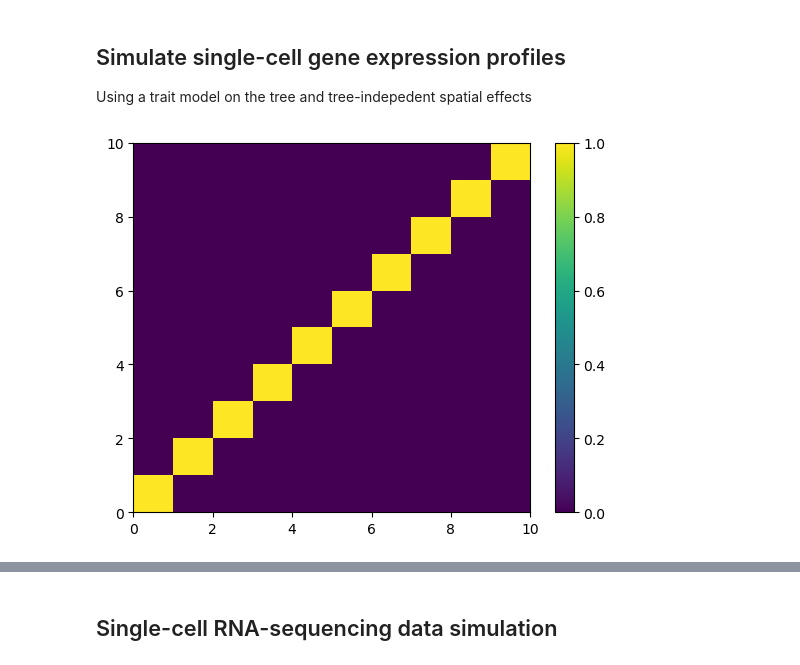
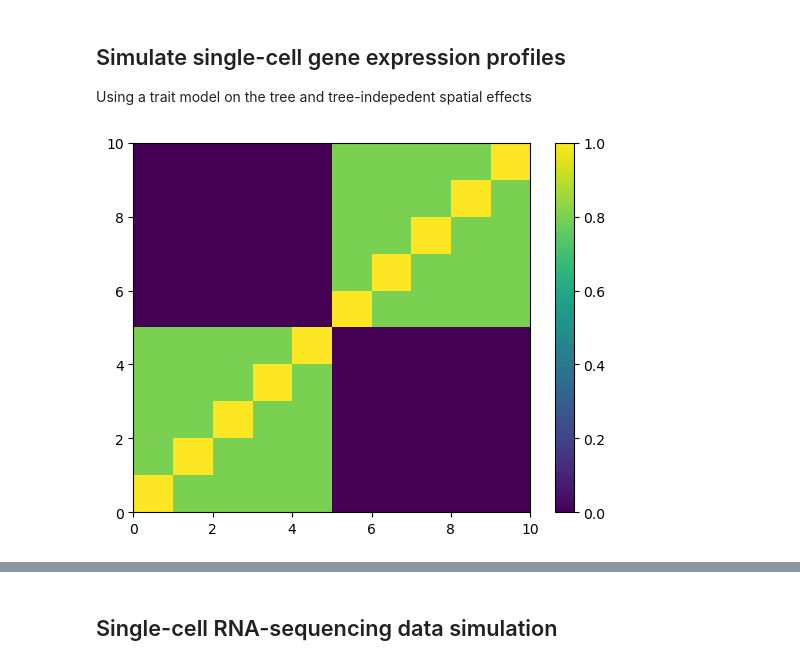
Before and after one commit to pedrofale/phylospatial_mapping, a Jupyter notebook: notebooks/toy_example.ipynb, the cells around one changed output, grey strips where cells are left out. Drawn from its saved outputs; the diff is of its cells as text; code cells hidden in the pictures.

```diff
--- a/notebooks/toy_example.ipynb
+++ b/notebooks/toy_example.ipynb
@@ -125,11 +156,19 @@ Using a trait model on the tree and tree-indepedent spatial effects
 # %%
 # Brownian Motion model on the tree
 n_genes = 10
+
+# Create two blocks of highly correlated genes (block diagonal covariance)
+block_size = n_genes // 2
+block1 = np.ones((block_size, block_size)) * 0.8 + np.eye(block_size) * 0.2
+block2 = np.ones((n_genes - block_size, n_genes - block_size)) * 0.8 + np.eye(n_genes - block_size) * 0.2
 trait_covariances = np.zeros((n_genes, n_genes))
-trait_covariances[np.arange(n_genes), np.arange(n_genes)] = 1.
+trait_covariances[:block_size, :block_size] = block1
+trait_covariances[block_size:, block_size:] = block2
+trait_covariances = trait_covariances / 1.
+
 trait_covariances = pd.DataFrame(trait_covariances, index=["G" + str(i) for i in range(n_genes)], columns=["G" + str(i) for i in range(n_genes)])
 plt.pcolormesh(trait_covariances)
 plt.colorbar()
 plt.show()
 # %% [output]
-[figure, old version]
+[figure, new version]
```
Also changed, not shown: parts of 37 cells of this notebook.
